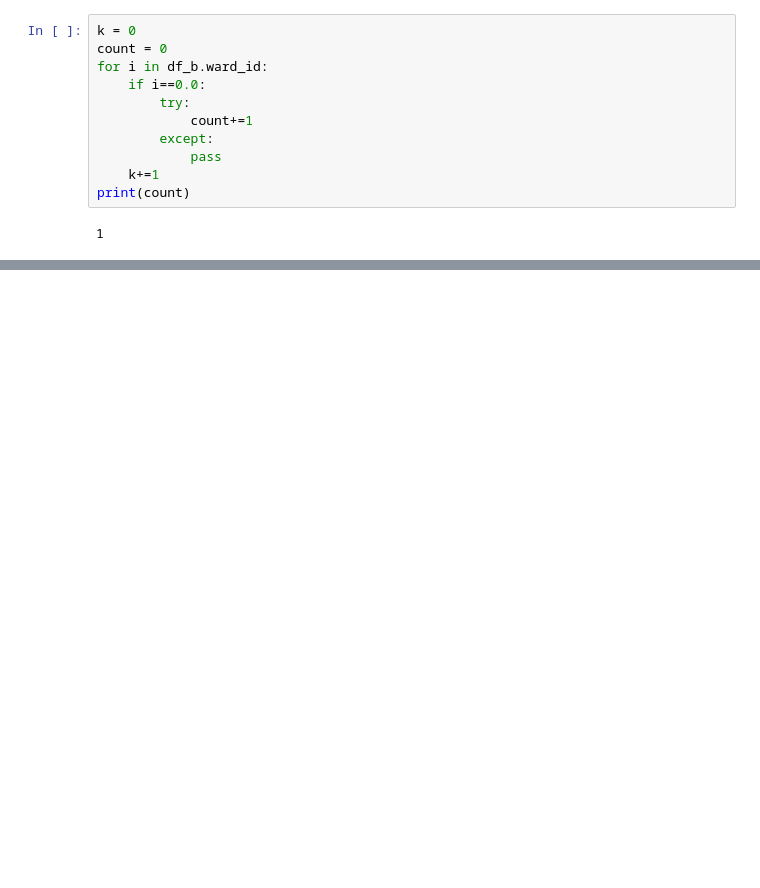
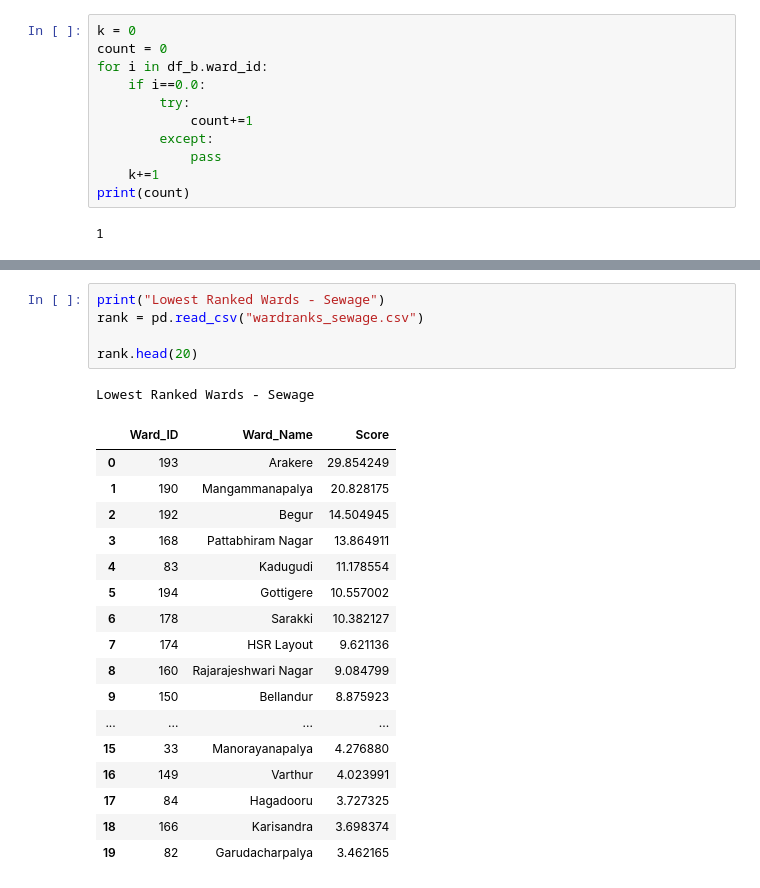
Before and after one commit to ShriyaShankar/Ward-Index, a Jupyter notebook: test_ML.ipynb, the cells around one changed output, grey strips where cells are left out. Cells and saved outputs as stored; diff of their text form; blank space fills up the shorter version.

```diff
--- a/test_ML.ipynb
+++ b/test_ML.ipynb
@@ -1001,0 +984,24 @@ ImportError: cannot import name 'get_compression_method' from 'pandas.io.common'
+# %%
+print("Lowest Ranked Wards - Sewage")
+rank = pd.read_csv("wardranks_sewage.csv")
+
+rank.head(20)
+# %% [output]
+Lowest Ranked Wards - Sewage
+|  | Ward_ID | Ward_Name | Score |
+| 0 | 193 | Arakere | 29.854249 |
+| 1 | 190 | Mangammanapalya | 20.828175 |
+| 2 | 192 | Begur | 14.504945 |
+| 3 | 168 | Pattabhiram Nagar | 13.864911 |
+| 4 | 83 | Kadugudi | 11.178554 |
+| 5 | 194 | Gottigere | 10.557002 |
+| 6 | 178 | Sarakki | 10.382127 |
+| 7 | 174 | HSR Layout | 9.621136 |
+| 8 | 160 | Rajarajeshwari Nagar | 9.084799 |
+| 9 | 150 | Bellandur | 8.875923 |
+| ... | ... | ... | ... |
+| 15 | 33 | Manorayanapalya | 4.276880 |
+| 16 | 149 | Varthur | 4.023991 |
+| 17 | 84 | Hagadooru | 3.727325 |
+| 18 | 166 | Karisandra | 3.698374 |
+| 19 | 82 | Garudacharpalya | 3.462165 |
```
Also changed, not shown: parts of 13 cells of this notebook, 6 other files.
